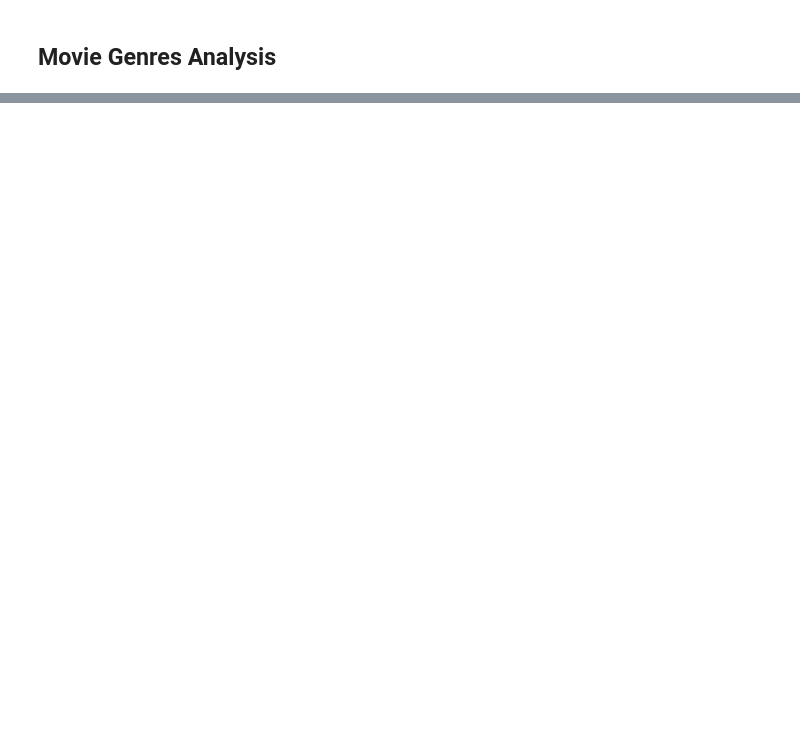
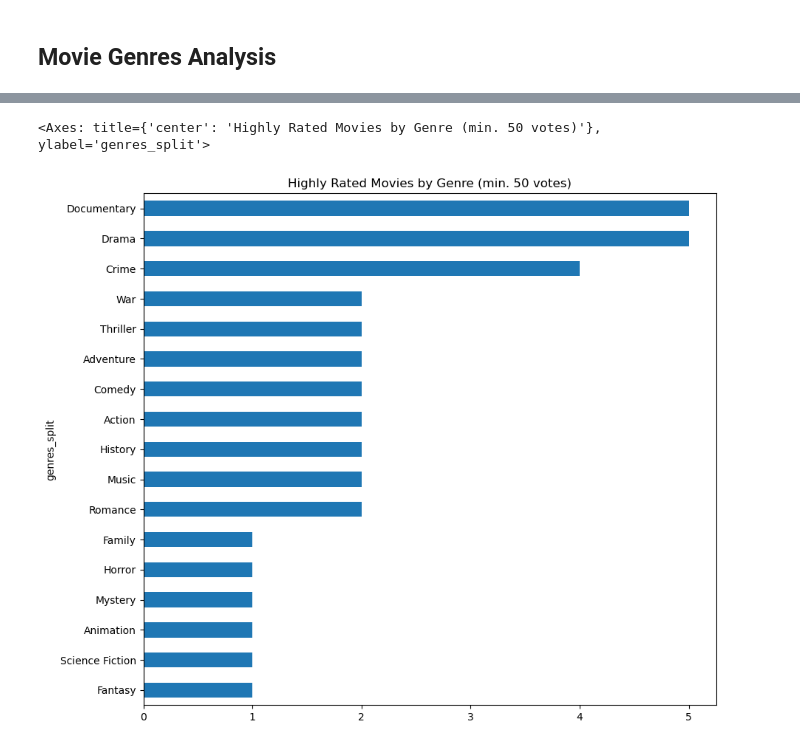
Before and after one commit to a-melino/Python-Movie-Genres-Analysis, a Jupyter notebook: movie_genres_analysis.ipynb, the cells around one changed output, grey strips where cells are left out. Saved outputs shown, nothing was run; the diff lists cells and outputs as text; code cells hidden in the pictures; blank space fills up the shorter version.

```diff
--- a/movie_genres_analysis.ipynb
+++ b/movie_genres_analysis.ipynb
@@ -53,0 +270,5 @@ movies.dropna(subset = ['genres'], inplace = True)
+# %%
+# use previous table 'movies_genre'
+# Filter down to movies that have at least 50 votes for an average rating of 8 or higher
+vote_fifty = movies_genre[(movies_genre['vote_count'] >= 50) & (movies_genre['vote_average'] >= 8)]
+vote_fifty
@@ -53,0 +307,4 @@ movies.dropna(subset = ['genres'], inplace = True)
+# %%
+# creates a new database for the number of movies with an average rating of 8 of higher and with at least 50 votes
+genres_vote = pd.DataFrame(vote_fifty.groupby('genres_split').vote_average.nunique()).sort_values('vote_average', ascending = True)
+genres_vote
@@ -53,0 +331,6 @@ movies.dropna(subset = ['genres'], inplace = True)
+# %%
+# Creates a bar chart to display the movies per genres with a rating of 8 or higher and with at least 50 votes
+genres_vote['vote_average'].plot.barh(title = 'Highly Rated Movies by Genre (min. 50 votes)', figsize = (10, 9))
+# %% [output]
+<Axes: title={'center': 'Highly Rated Movies by Genre (min. 50 votes)'}, ylabel='genres_split'>
+[figure, added]
```
Also changed, not shown: parts of 45 cells of this notebook, 1 other file.
